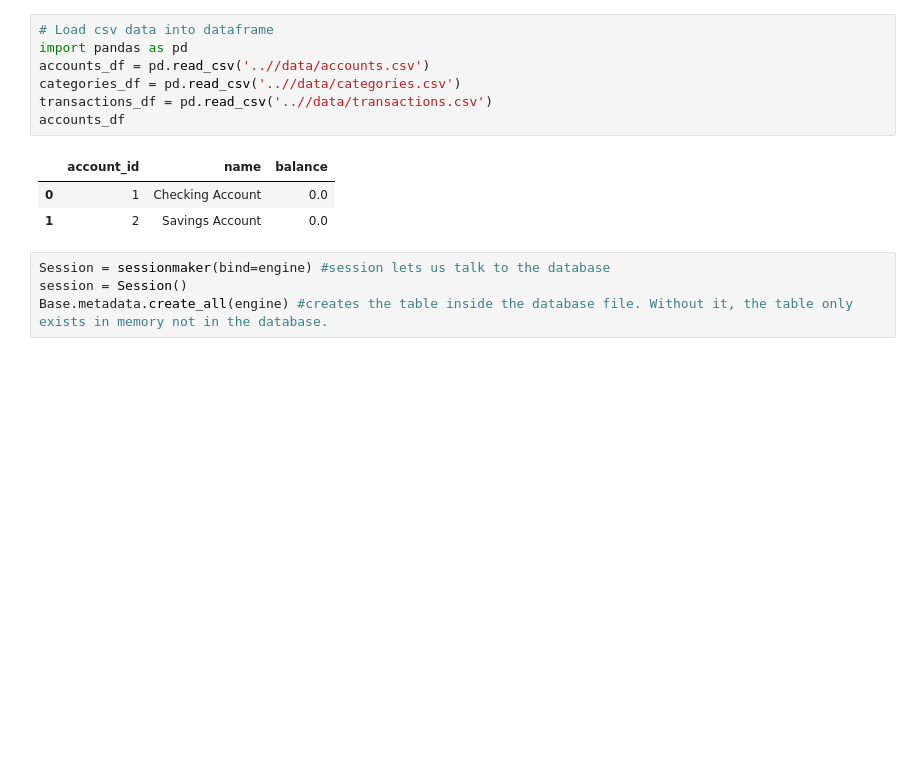
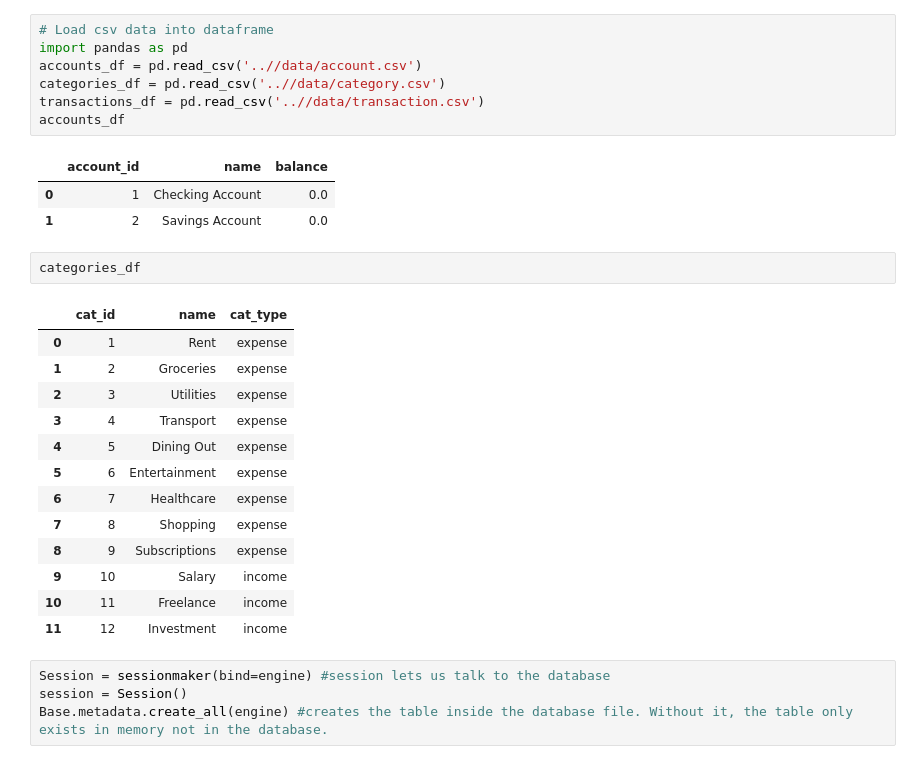
Before and after one commit to sjsu-cs122-s26/spender-menders-personal-finance-data-expense-tracker, a Jupyter notebook: notebooks/SpenderMenderDataBase.ipynb, the cells around one changed output. Cells and saved outputs as stored; diff of their text form; blank space fills up the shorter version.

```diff
--- a/notebooks/SpenderMenderDataBase.ipynb
+++ b/notebooks/SpenderMenderDataBase.ipynb
@@ -51,14 +52,30 @@ class Transaction(Base): # maps to table
 # %%
 # Load csv data into dataframe
 import pandas as pd
-accounts_df = pd.read_csv('..//data/accounts.csv')
-categories_df = pd.read_csv('..//data/categories.csv')
-transactions_df = pd.read_csv('..//data/transactions.csv')
+accounts_df = pd.read_csv('..//data/account.csv')
+categories_df = pd.read_csv('..//data/category.csv')
+transactions_df = pd.read_csv('..//data/transaction.csv')
 accounts_df
 # %% [output]
 |  | account_id | name | balance |
 | 0 | 1 | Checking Account | 0.0 |
 | 1 | 2 | Savings Account | 0.0 |
+# %%
+categories_df
+# %% [output]
+|  | cat_id | name | cat_type |
+| 0 | 1 | Rent | expense |
+| 1 | 2 | Groceries | expense |
+| 2 | 3 | Utilities | expense |
+| 3 | 4 | Transport | expense |
+| 4 | 5 | Dining Out | expense |
+| 5 | 6 | Entertainment | expense |
+| 6 | 7 | Healthcare | expense |
+| 7 | 8 | Shopping | expense |
+| 8 | 9 | Subscriptions | expense |
+| 9 | 10 | Salary | income |
+| 10 | 11 | Freelance | income |
+| 11 | 12 | Investment | income |
 # %%
 Session = sessionmaker(bind=engine) #session lets us talk to the database
 session = Session()
```
Also changed, not shown: parts of 2 cells of this notebook.
